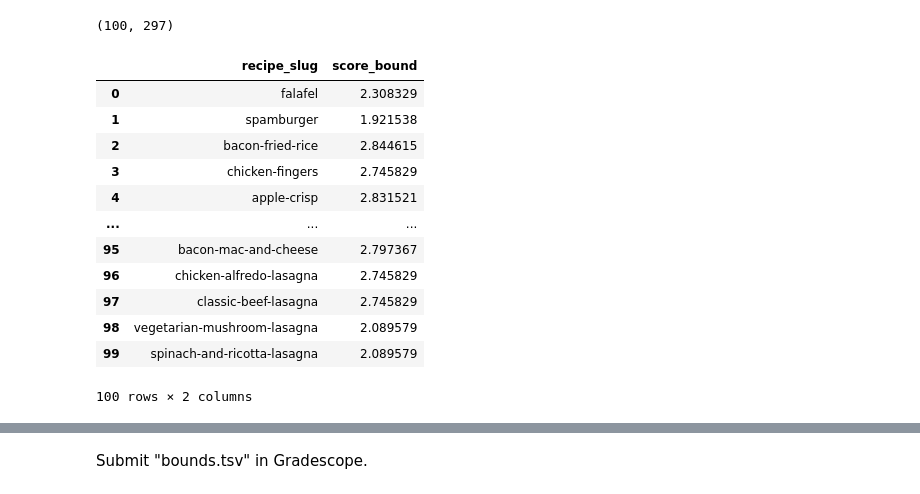
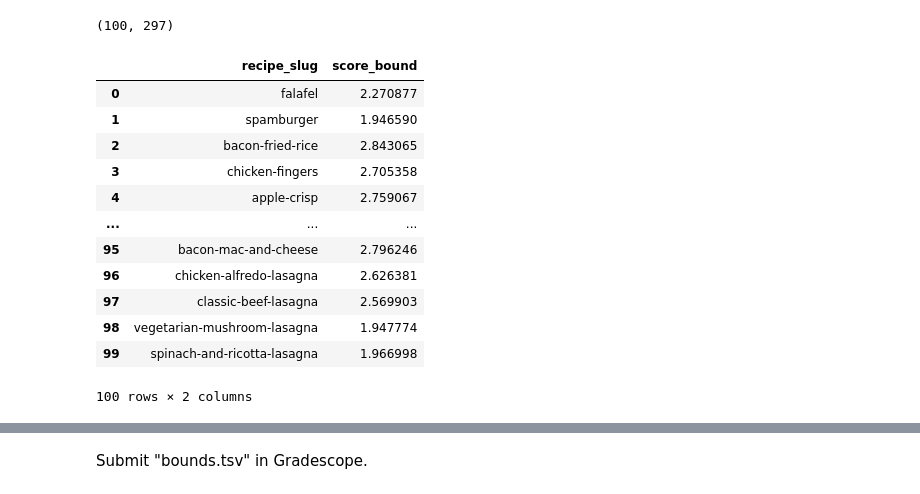
Before and after one commit to calebhadley1/AI_in_the_Field_Coursework, a Jupyter notebook: Week 4/project.ipynb, the cells around one changed output, grey strips where cells are left out. Cells and saved outputs as stored; diff of their text form; code cells hidden in the pictures.

```diff
--- a/Week 4/project.ipynb
+++ b/Week 4/project.ipynb
@@ -328,40 +337,34 @@ X.shape
 # %% [output]
 (100, 297)
 # %%
-# Warm up each recipe once and compute the LinUCB upper bound for the same feature vector
 reward_by_slug = ratings.set_index('recipe_slug')['rating'].to_dict()
+X = features.drop(columns=['recipe_slug']).to_numpy()
 
-linucb = LinUCB(n_arms=len(features), n_features=X.shape[1])
+linucb = LinUCB(n_arms=len(features), n_features=X.shape[1], alpha=2, shared=True)
 
-# Warm up each recipe once
 for arm_idx, recipe_slug in enumerate(features['recipe_slug']):
-    context = X.iloc[arm_idx].to_numpy()
+    context = X[arm_idx]
     reward = reward_by_slug[recipe_slug]
     linucb.update(arm_idx, context, reward)
 
-# Compute the LinUCB upper bound for the same feature vector
-bounds = []
-for arm_idx, recipe_slug in enumerate(features['recipe_slug']):
-    bounds.append({
-        'recipe_slug': recipe_slug,
-        'score_bound': linucb.score_bound(arm_idx, X.iloc[arm_idx].to_numpy()),
-    })
-
-bounds = pd.DataFrame(bounds)
+bounds = pd.DataFrame({
+    'recipe_slug': features['recipe_slug'],
+    'score_bound': [linucb.score_bound(i, X[i]) for i in range(len(features))]
+})
 bounds
 # %% [output]
 |  | recipe_slug | score_bound |
-| 0 | falafel | 2.308329 |
-| 1 | spamburger | 1.921538 |
-| 2 | bacon-fried-rice | 2.844615 |
-| 3 | chicken-fingers | 2.745829 |
-| 4 | apple-crisp | 2.831521 |
+| 0 | falafel | 2.270877 |
+| 1 | spamburger | 1.946590 |
+| 2 | bacon-fried-rice | 2.843065 |
+| 3 | chicken-fingers | 2.705358 |
+| 4 | apple-crisp | 2.759067 |
 | ... | ... | ... |
-| 95 | bacon-mac-and-cheese | 2.797367 |
-| 96 | chicken-alfredo-lasagna | 2.745829 |
-| 97 | classic-beef-lasagna | 2.745829 |
-| 98 | vegetarian-mushroom-lasagna | 2.089579 |
-| 99 | spinach-and-ricotta-lasagna | 2.089579 |
+| 95 | bacon-mac-and-cheese | 2.796246 |
+| 96 | chicken-alfredo-lasagna | 2.626381 |
+| 97 | classic-beef-lasagna | 2.569903 |
+| 98 | vegetarian-mushroom-lasagna | 1.947774 |
+| 99 | spinach-and-ricotta-lasagna | 1.966998 |
 100 rows × 2 columns
 # %%
 bounds.to_csv('bounds.tsv', sep='\t', index=False)
```
Also changed, not shown: parts of 3 cells of this notebook, 1 other file.
